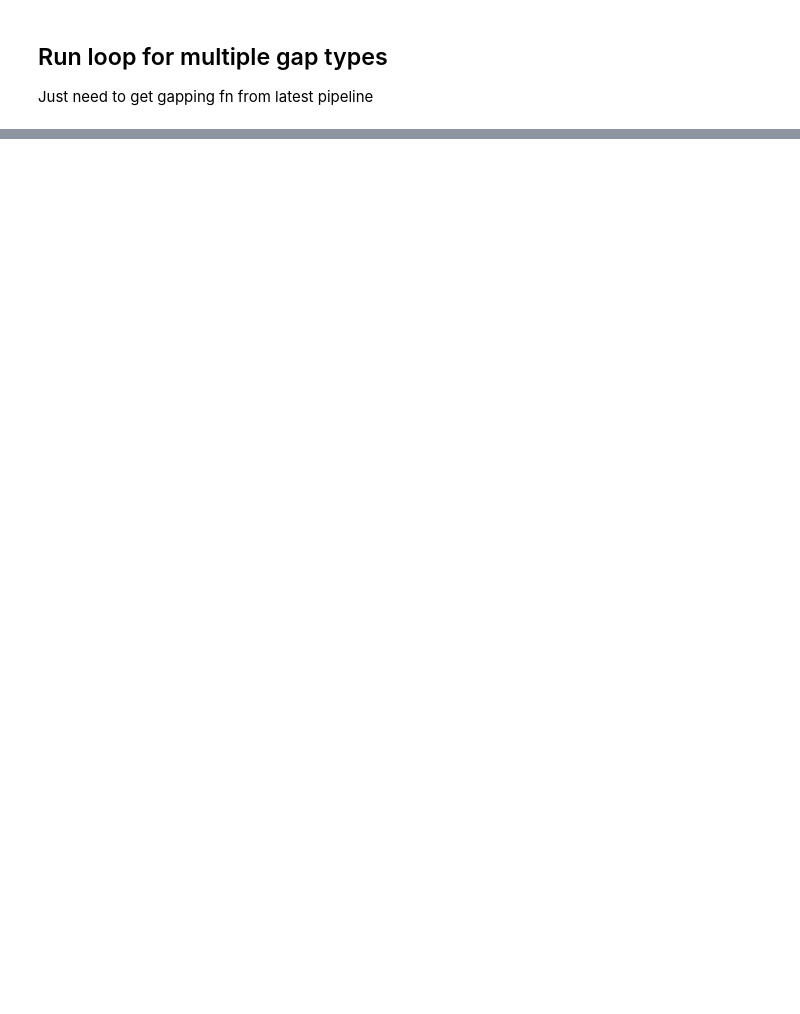
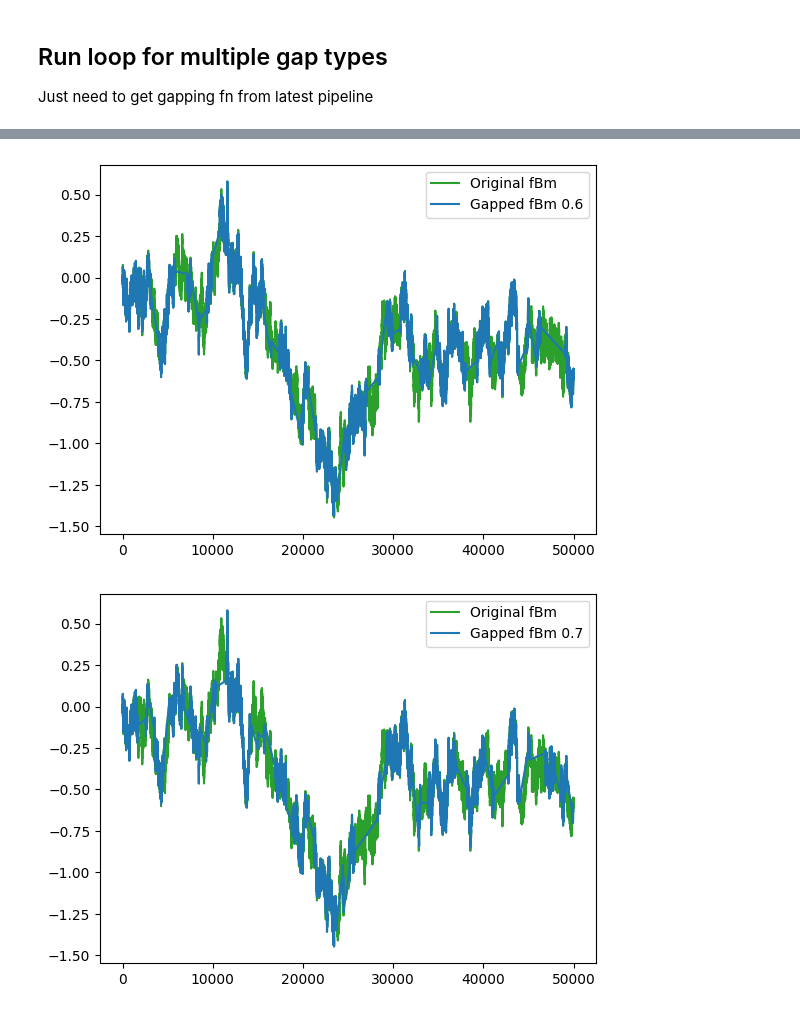
Before and after one commit to daniel-wrench/sf_gap_analysis, a Jupyter notebook: notebooks/final_plots.ipynb, the cells around one changed output, grey strips where cells are left out. Drawn from its saved outputs; the diff is of its cells as text; code cells hidden in the pictures; blank space fills up the shorter version.

```diff
--- a/notebooks/final_plots.ipynb
+++ b/notebooks/final_plots.ipynb
@@ -182,0 +183,57 @@ NameError: name 'gap_ts' is not defined
+# %%
+for gap_handling in ["naive", "lint"]:
+    for gap_fraction in [0.6, 0.7, 0.8, "voyager"]:
+
+        ts_sim_gapped = ts_sim.copy()
+
+        if gap_fraction == "voyager":
+            # Use the Voyager 1 missing mask
+            gap_mask = v1_missing_mask.values
+            ts_sim_gapped[v1_missing_mask] = np.nan
+            ts_sim_gapped = pd.DataFrame(ts_sim_gapped)
+
+        else:
+            # Create a random gap mask based on the specified fraction
+            total_removal = gap_fraction
+            ratio_removal = np.random.uniform(minimum_missing_chunks, 1)
+            # print("Nominal total removal: {0:.1f}%".format(total_removal * 100))
+            # print("Nominal ratio: {0:.1f}%".format(ratio_removal * 100))
+            prop_remove_chunks = total_removal * ratio_removal
+
+            bad_input_chunks, bad_input_ind_chunks, prop_removed_chunks = ts.remove_data(
+                pd.DataFrame(ts_sim_gapped), prop_remove_chunks, chunks=np.random.randint(50, 100)
+            )
+            # Now calculate amount to remove uniformly, given that
+            # amount removed in chunks will invariably differ from specified amount
+            prop_remove_unif = total_removal - prop_removed_chunks
+
+            # Add the uniform gaps on top of chunks gaps
+            ts_sim_gapped, bad_input_ind, prop_removed = ts.remove_data(
+                bad_input_chunks, prop_remove_unif
+            )
+        if gap_handling == "lint":
+            # Interpolate the gaps linearly
+            ts_sim_gapped = (
+            ts_sim_gapped
+                .interpolate(method="linear", limit_direction="both")
+                .values
+            )
+
+        plt.plot(ts_sim[:quicklook_n], label="Original fBm", color="C2")
+        plt.plot(ts_sim_gapped[:quicklook_n], label=f"Gapped fBm {gap_fraction}")
+        plt.legend()
+        plt.show()
+
+        sf = sf_funcs.compute_sf_fast(pd.DataFrame(ts_sim_gapped), lags, [2], False)
+
+        # Use pd.concat instead of append (append is deprecated)
+        new_row = pd.DataFrame([{
+            "gap_fraction": gap_fraction,
+            "ts_gapped": ts_sim_gapped,
+            "sf": sf,
+            "gap_handling": gap_handling,
+        }])
+        results_df = pd.concat([results_df, new_row], ignore_index=True)
+# %% [output]
+[figure, added]
+[figure, added]
```
Also changed, not shown: parts of 13 cells of this notebook, 4 other files.
